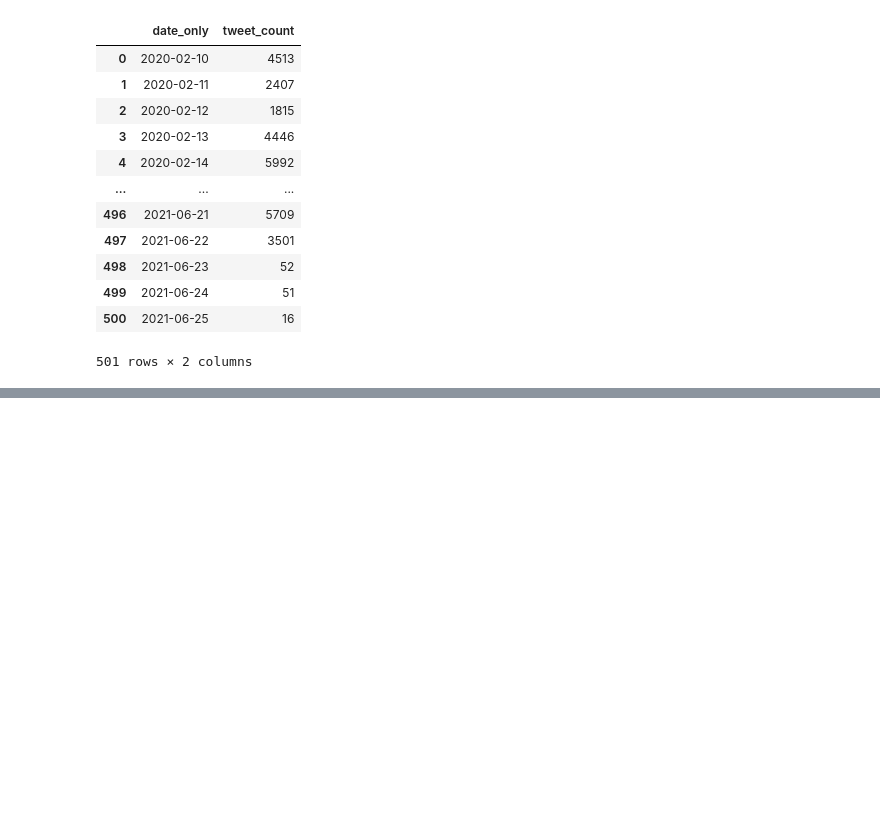
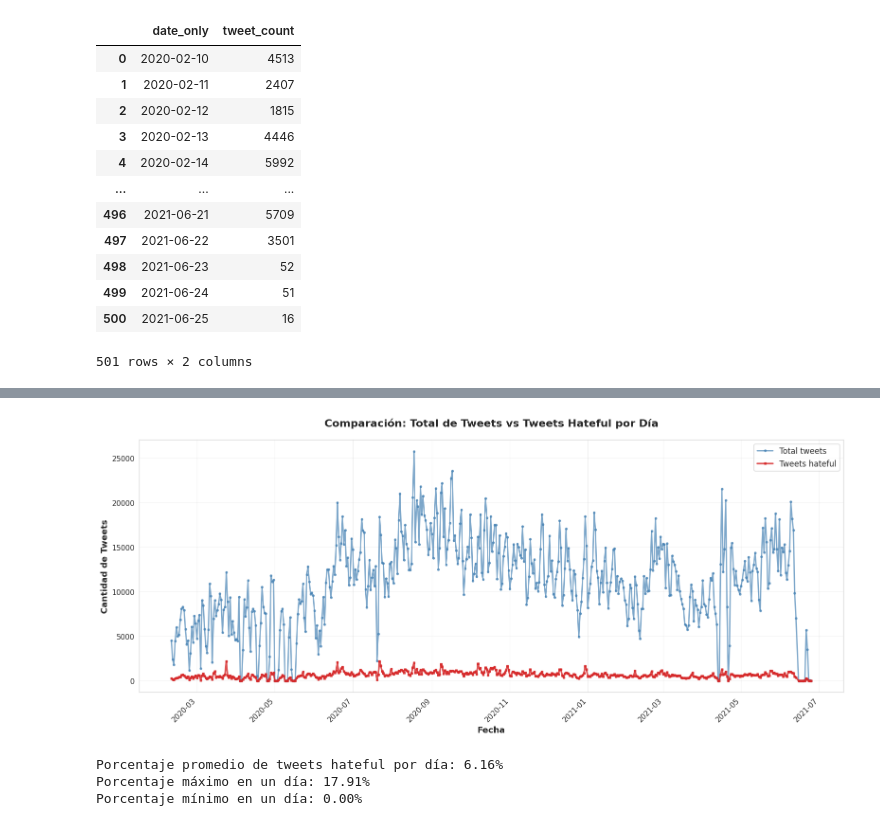
Before and after one commit to natdebandi/xenofobia_ar, a Jupyter notebook: analisis_xenofobia_pandemia_1.ipynb, the cells around one changed output, grey strips where cells are left out. Cells and saved outputs as stored; diff of their text form; code cells hidden in the pictures; blank space fills up the shorter version.

```diff
--- a/analisis_xenofobia_pandemia_1.ipynb
+++ b/analisis_xenofobia_pandemia_1.ipynb
@@ -432,0 +155,3 @@ hate_counts
+# %%
+# Contar tweets hateful por día
+hateful_por_dia = df_hateful.groupby('date_only').size().reset_index(name='cantidad_hateful')
@@ -432,0 +257,64 @@ hate_counts
+# %%
+# Paso 8: BONUS - Gráfico comparativo (Total vs Hateful)
+fig, ax = plt.subplots(figsize=(16, 7))
+
+# Combinar ambos datasets para tener todas las fechas
+tweets_comparacion = tweets_por_dia.merge(hateful_por_dia,
+                                           on='date_only',
+                                           how='left')
+tweets_comparacion['cantidad_hateful'] = tweets_comparacion['cantidad_hateful'].fillna(0)
+
+# Graficar ambas series
+ax.plot(tweets_comparacion['date_only'],
+        tweets_comparacion['cantidad_tweets'],
+        linewidth=2,
+        color='steelblue',
+        marker='o',
+        markersize=3,
+        label='Total tweets',
+        alpha=0.7)
+
+ax.plot(tweets_comparacion['date_only'],
+        tweets_comparacion['cantidad_hateful'],
+        linewidth=2.5,
+        color='#d62728',
+        marker='s',
+        markersize=3,
+        label='Tweets hateful',
+        alpha=0.8)
+
+# Títulos y etiquetas
+ax.set_title('Comparación: Total de Tweets vs Tweets Hateful por Día',
+             fontsize=16,
+             fontweight='bold',
+             pad=20)
+ax.set_xlabel('Fecha', fontsize=13, fontweight='bold')
+ax.set_ylabel('Cantidad de Tweets', fontsize=13, fontweight='bold')
+
+# Rotar etiquetas del eje x
+plt.xticks(rotation=45, ha='right')
+
+# Agregar leyenda
+ax.legend(fontsize=12, loc='upper right')
+
+# Grid
+ax.grid(True, alpha=0.3)
+
+# Ajustar layout
+plt.tight_layout()
+
+# Mostrar gráfico
+plt.show()
+
+# Calcular porcentaje de hateful por día
+tweets_comparacion['porcentaje_hateful'] = (tweets_comparacion['cantidad_hateful'] /
+                                             tweets_comparacion['cantidad_tweets'] * 100)
+
+print(f"\nPorcentaje promedio de tweets hateful por día: {tweets_comparacion['porcentaje_hateful'].mean():.2f}%")
+print(f"Porcentaje máximo en un día: {tweets_comparacion['porcentaje_hateful'].max():.2f}%")
+print(f"Porcentaje mínimo en un día: {tweets_comparacion['porcentaje_hateful'].min():.2f}%")
+# %% [output]
+[figure, added]
+Porcentaje promedio de tweets hateful por día: 6.16%
+Porcentaje máximo en un día: 17.91%
+Porcentaje mínimo en un día: 0.00%
```
Also changed, not shown: parts of 42 cells of this notebook.
